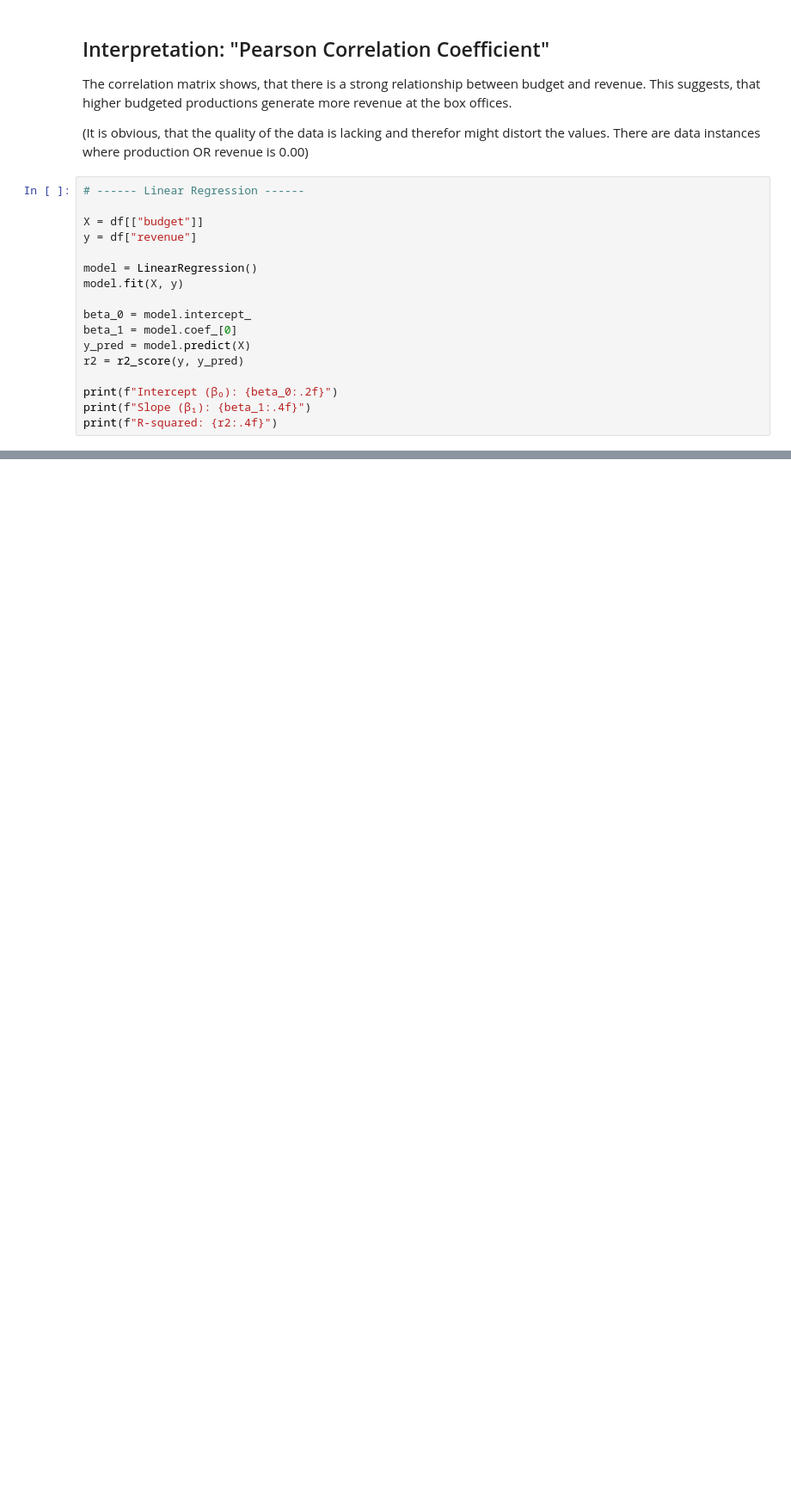
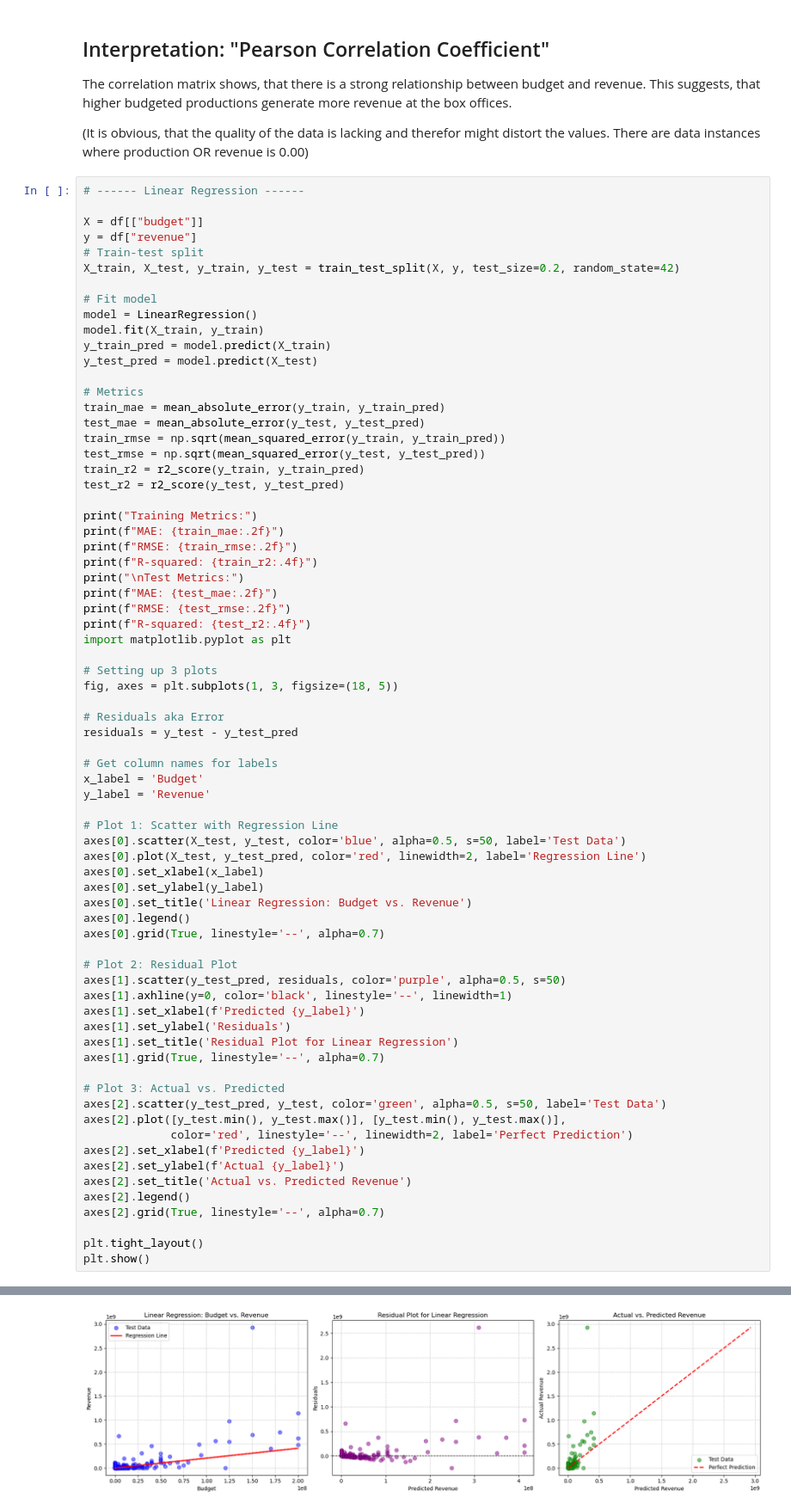
Before and after one commit to tripleelectric/ML-Imdb, a Jupyter notebook: notebooks/XX_revenue_budget.ipynb, the cells around one changed output, grey strips where cells are left out. Shown at 86% size. Cells and saved outputs as stored; diff of their text form; blank space fills up the shorter version.

Commit message:
updated linear regression with cleaner plots

```diff
--- a/notebooks/XX_revenue_budget.ipynb
+++ b/notebooks/XX_revenue_budget.ipynb
@@ -57,16 +58,70 @@ distort the values. There are data instances where production OR revenue is 0.00
 
 X = df[["budget"]]
 y = df["revenue"]
+# Train-test split
+X_train, X_test, y_train, y_test = train_test_split(X, y, test_size=0.2, random_state=42)
 
+# Fit model
 model = LinearRegression()
-model.fit(X, y)
+model.fit(X_train, y_train)
+y_train_pred = model.predict(X_train)
+y_test_pred = model.predict(X_test)
 
-beta_0 = model.intercept_
-beta_1 = model.coef_[0]
-y_pred = model.predict(X)
-r2 = r2_score(y, y_pred)
+# Metrics
+train_mae = mean_absolute_error(y_train, y_train_pred)
+test_mae = mean_absolute_error(y_test, y_test_pred)
+train_rmse = np.sqrt(mean_squared_error(y_train, y_train_pred))
+test_rmse = np.sqrt(mean_squared_error(y_test, y_test_pred))
+train_r2 = r2_score(y_train, y_train_pred)
+test_r2 = r2_score(y_test, y_test_pred)
 
-print(f"Intercept (β₀): {beta_0:.2f}")
-print(f"Slope (β₁): {beta_1:.4f}")
-print(f"R-squared: {r2:.4f}")
+print("Training Metrics:")
+print(f"MAE: {train_mae:.2f}")
+print(f"RMSE: {train_rmse:.2f}")
+print(f"R-squared: {train_r2:.4f}")
+print("\nTest Metrics:")
+print(f"MAE: {test_mae:.2f}")
+print(f"RMSE: {test_rmse:.2f}")
+print(f"R-squared: {test_r2:.4f}")
+import matplotlib.pyplot as plt
+
+# Setting up 3 plots
+fig, axes = plt.subplots(1, 3, figsize=(18, 5))
+
+# Residuals aka Error
+residuals = y_test - y_test_pred
+
+# Get column names for labels
+x_label = 'Budget'
+y_label = 'Revenue'
+
+# Plot 1: Scatter with Regression Line
+axes[0].scatter(X_test, y_test, color='blue', alpha=0.5, s=50, label='Test Data')
+axes[0].plot(X_test, y_test_pred, color='red', linewidth=2, label='Regression Line')
+axes[0].set_xlabel(x_label)
+axes[0].set_ylabel(y_label)
+axes[0].set_title('Linear Regression: Budget vs. Revenue')
+axes[0].legend()
+axes[0].grid(True, linestyle='--', alpha=0.7)
+
+# Plot 2: Residual Plot
+axes[1].scatter(y_test_pred, residuals, color='purple', alpha=0.5, s=50)
+axes[1].axhline(y=0, color='black', linestyle='--', linewidth=1)
+axes[1].set_xlabel(f'Predicted {y_label}')
+axes[1].set_ylabel('Residuals')
+axes[1].set_title('Residual Plot for Linear Regression')
+axes[1].grid(True, linestyle='--', alpha=0.7)
+
+# Plot 3: Actual vs. Predicted
+axes[2].scatter(y_test_pred, y_test, color='green', alpha=0.5, s=50, label='Test Data')
+axes[2].plot([y_test.min(), y_test.max()], [y_test.min(), y_test.max()],
+             color='red', linestyle='--', linewidth=2, label='Perfect Prediction')
+axes[2].set_xlabel(f'Predicted {y_label}')
+axes[2].set_ylabel(f'Actual {y_label}')
+axes[2].set_title('Actual vs. Predicted Revenue')
+axes[2].legend()
+axes[2].grid(True, linestyle='--', alpha=0.7)
+
+plt.tight_layout()
+plt.show()
 # %% [output]
@@ -75,0 +137 @@ R-squared: 0.3936
+[figure, added]
```
Also changed, not shown: parts of 8 cells of this notebook.
